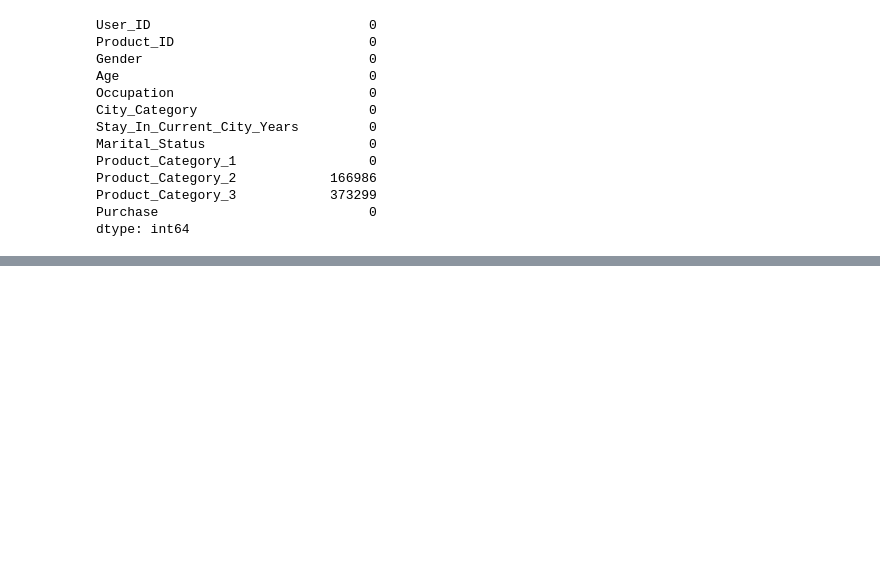
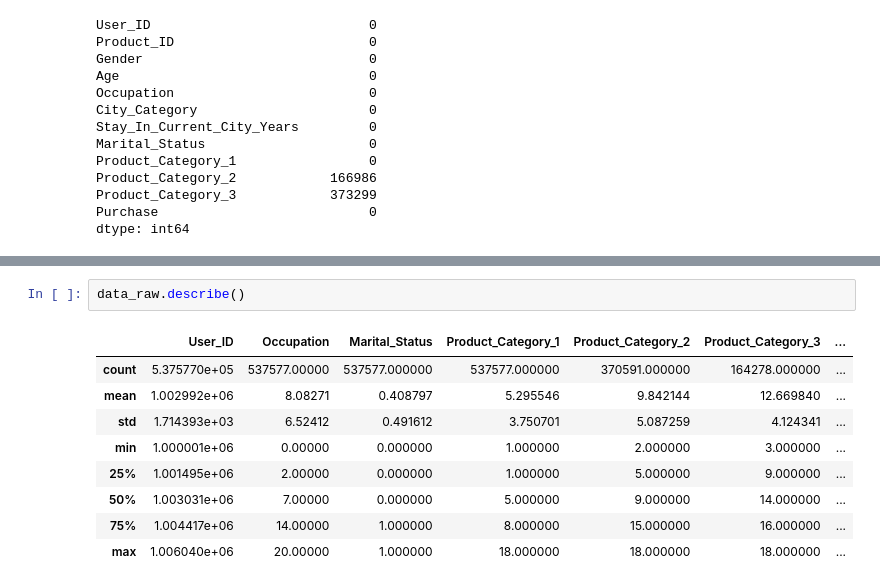
Before and after one commit to seokyeongheo/iot-data-practice, a Jupyter notebook: 2nd/181213_LDA.ipynb, the cells around one changed output, grey strips where cells are left out. Drawn from its saved outputs; the diff is of its cells as text; blank space fills up the shorter version.

```diff
--- a/2nd/181213_LDA.ipynb
+++ b/2nd/181213_LDA.ipynb
@@ -49,0 +233,12 @@ dtype: int64
+# %%
+data_raw.describe()
+# %% [output]
+|  | User_ID | Occupation | Marital_Status | Product_Category_1 | Product_Category_2 | Product_Category_3 | ... |
+| count | 5.375770e+05 | 537577.00000 | 537577.000000 | 537577.000000 | 370591.000000 | 164278.000000 | ... |
+| mean | 1.002992e+06 | 8.08271 | 0.408797 | 5.295546 | 9.842144 | 12.669840 | ... |
+| std | 1.714393e+03 | 6.52412 | 0.491612 | 3.750701 | 5.087259 | 4.124341 | ... |
+| min | 1.000001e+06 | 0.00000 | 0.000000 | 1.000000 | 2.000000 | 3.000000 | ... |
+| 25% | 1.001495e+06 | 2.00000 | 0.000000 | 1.000000 | 5.000000 | 9.000000 | ... |
+| 50% | 1.003031e+06 | 7.00000 | 0.000000 | 5.000000 | 9.000000 | 14.000000 | ... |
+| 75% | 1.004417e+06 | 14.00000 | 1.000000 | 8.000000 | 15.000000 | 16.000000 | ... |
+| max | 1.006040e+06 | 20.00000 | 1.000000 | 18.000000 | 18.000000 | 18.000000 | ... |
```
Also changed, not shown: parts of 40 cells of this notebook, 3 other files.
